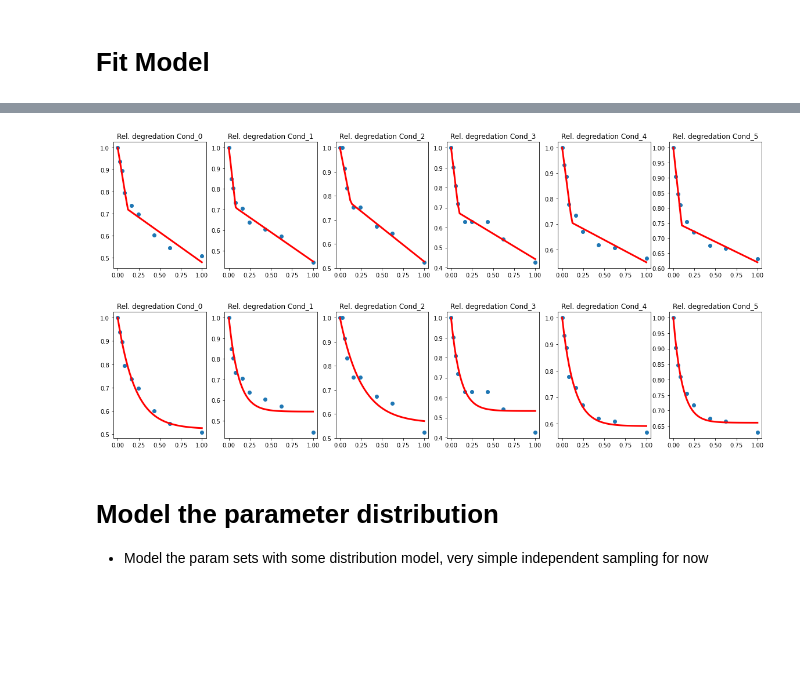
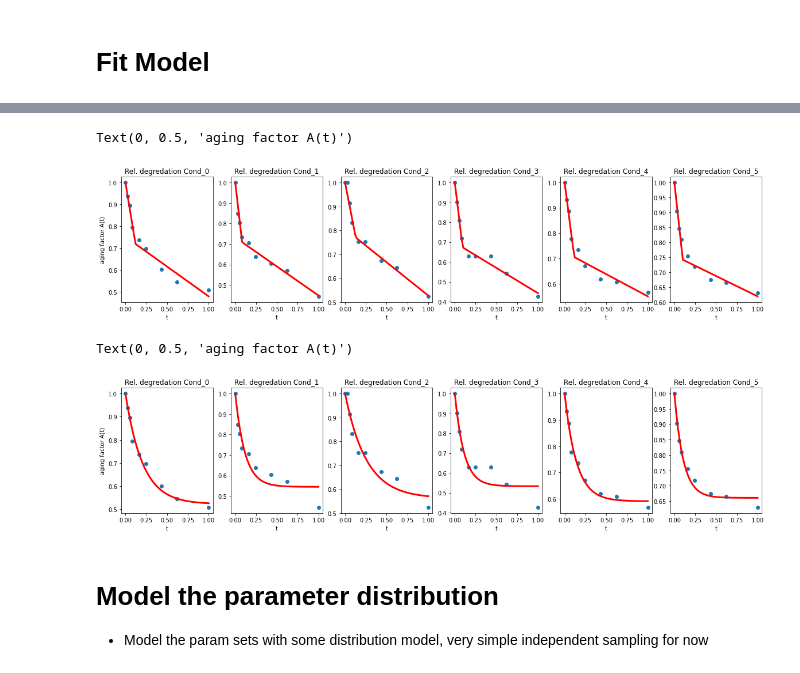
Before and after one commit to Neuromophic/Aging-aware-training, a Jupyter notebook: Aging_Model/Aging Model double Linear.ipynb, the cells around one changed output, grey strips where cells are left out. Drawn from its saved outputs; the diff is of its cells as text; code cells hidden in the pictures; blank space fills up the shorter version.

```diff
--- a/Aging_Model/Aging Model double Linear.ipynb
+++ b/Aging_Model/Aging Model double Linear.ipynb
@@ -28,0 +33,6 @@ data.head()
+# %%
+for i, c in enumerate(data.columns):
+    x, y = data.index, data[c]
+    plt.scatter(data.index, data[c], cmap=np.random.randint(10))
+plt.ylabel('resistance');
+plt.xlabel('days');
@@ -28,0 +41,6 @@ data.head()
+# %%
+for i, c in enumerate(data.columns):
+    x, y = data.index, data[c]
+    plt.scatter(data.index, 1/data[c], cmap=np.random.randint(10))
+plt.ylabel('conductence');
+plt.xlabel('days');
@@ -44,3 +64,8 @@ data
 | 0.432432 | 0.601494 | 0.604317 | 0.673469 | 0.629630 | 0.619048 | 0.673660 |
 | 0.621622 | 0.545455 | 0.571429 | 0.642857 | 0.543379 | 0.608696 | 0.664804 |
 | 1.000000 | 0.508600 | 0.444444 | 0.523810 | 0.426523 | 0.567568 | 0.629630 |
+# %%
+for i, c in enumerate(data.columns):
+    plt.scatter(data.index, data[c], cmap=np.random.randint(10))
+plt.ylabel('relative conductance / aging factor A(t)');
+plt.xlabel('normalized time (t)');
@@ -49,6 +78,7 @@ data
 # %%
 from scipy.optimize import curve_fit
 from scipy.special import comb
+
 
 def get_piecewise_linear(x, *params):
     '''
@@ -58,9 +88,10 @@ def get_piecewise_linear(x, *params):
     m0, m1, b1 = params
     b0 = 1
 
-    mod = lambda z : max(z*m0 + b0, z*m1 + b1)
+    def mod(z): return max(z*m0 + b0, z*m1 + b1)
 
     return np.array([mod(xi) for xi in x])
+
 
 def get_exponential_function(x, *params):
     '''
@@ -83,26 +124,31 @@ plt.plot(vals, get_exponential_function(vals, *params));
 # %%
-fig, ax = plt.subplots(ncols = len(data.columns), figsize=(20,4))
+fig, ax = plt.subplots(ncols=len(data.columns), figsize=(20, 4))
 
 # bounds and starting value for fitting
-p0 = np.array([-10, -.1, .5]) # np.array([-2, -1, -3])  # <--------------------- the more numbers you put there the more params you have !
+# np.array([-2, -1, -3])  # <--------------------- the more numbers you put there the more params you have !
+p0 = np.array([-10, -.1, .5])
 bnds = [[-np.inf, -np.inf, -np.inf], [0, 0, 1]]
 #bnds = list(zip(*[(-np.inf, 0)]*len(p0)))
 
 param_sets_linear = []
 for i, c in enumerate(data.columns):
 
-    x,y = data.index, data[c]
+    x, y = data.index, data[c]
     ax[i].scatter(data.index, data[c])
 
-    re =curve_fit(get_piecewise_linear, xdata=x, ydata=y, p0=p0, maxfev=2000, bounds=bnds)[0]
+    re = curve_fit(get_piecewise_linear, xdata=x, ydata=y,
+                   p0=p0, maxfev=2000, bounds=bnds)[0]
     ax[i].plot(vals, get_piecewise_linear(vals, *re), c='red', lw=3)
     ax[i].set_title('Rel. degredation '+c)
+    ax[i].set_xlabel('t')
     p0 = re
     param_sets_linear.append(re)
+ax[0].set_ylabel('aging factor A(t)')
 # %% [output]
+Text(0, 0.5, 'aging factor A(t)')
-[figure, old version]
+[figure, new version]
 # %%
-fig, ax = plt.subplots(ncols = len(data.columns), figsize=(20,4))
+fig, ax = plt.subplots(ncols=len(data.columns), figsize=(20, 4))
 
 # bounds and starting value for fitting
 p0 = [1, -10]
@@ -111,16 +157,20 @@ bnds = [[-np.inf, -np.inf], [np.inf, 0]]
 param_sets_exp = []
 for i, c in enumerate(data.columns):
 
-    x,y = data.index, data[c]
+    x, y = data.index, data[c]
     ax[i].scatter(data.index, data[c])
 
-    re =curve_fit(get_exponential_function, xdata=x, ydata=y, p0=p0, maxfev=2000, bounds=bnds)[0]
+    re = curve_fit(get_exponential_function, xdata=x, ydata=y,
+                   p0=p0, maxfev=2000, bounds=bnds)[0]
     ax[i].plot(vals, get_exponential_function(vals, *re), c='red', lw=3)
     ax[i].set_title('Rel. degredation '+c)
+    ax[i].set_xlabel('t')
     p0 = re
     param_sets_exp.append(re)
+ax[0].set_ylabel('aging factor A(t)')
 # %% [output]
+Text(0, 0.5, 'aging factor A(t)')
-[figure, old version]
+[figure, new version]
 # %% [markdown]
 # Model the parameter distribution
 - Model the param sets with some distribution model, very simple independent sampling for now
```
Also changed, not shown: parts of 21 cells of this notebook, 39 other files.
